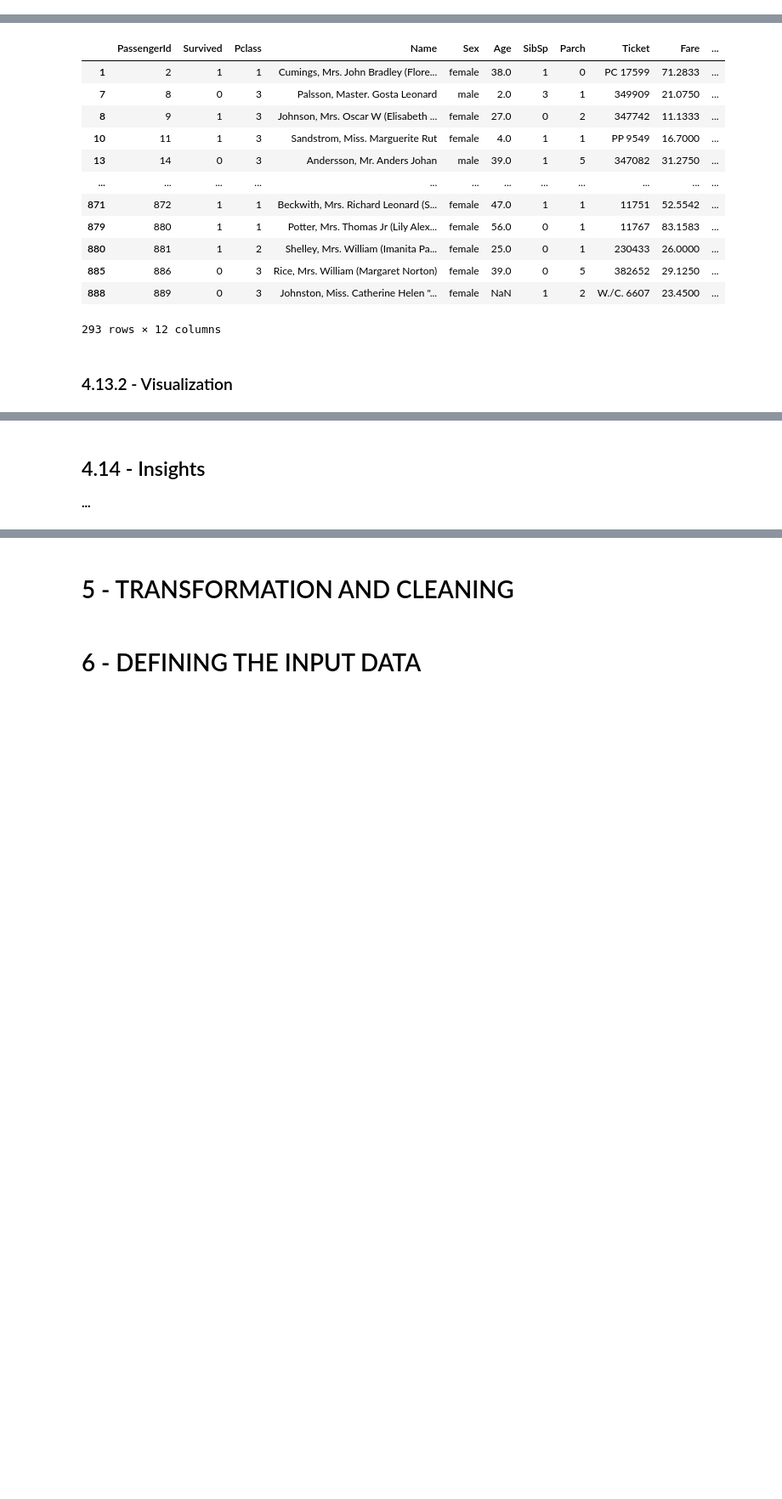
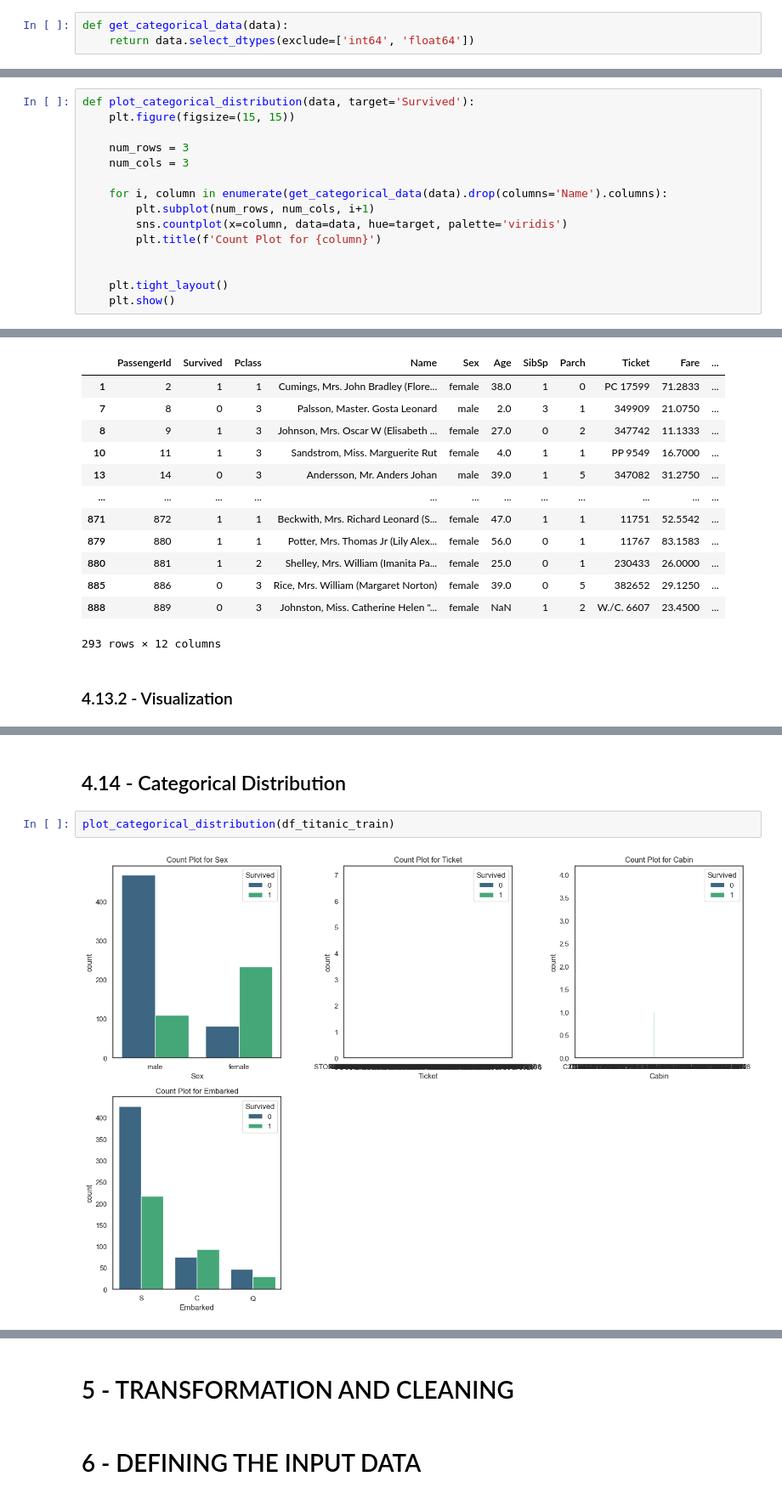
Before and after one commit to lfaferreira/knn-titanic, a Jupyter notebook: titanic.ipynb, the cells around one changed output, grey strips where cells are left out. Shown at 85% size. Saved outputs shown, nothing was run; the diff lists cells and outputs as text; blank space fills up the shorter version.

```diff
--- a/titanic.ipynb
+++ b/titanic.ipynb
@@ -20,0 +23,3 @@ from scipy.stats import norm
+# %%
+def get_categorical_data(data):
+    return data.select_dtypes(exclude=['int64', 'float64'])
@@ -207,3 +217,18 @@ def plot_boxplot(data, features=None, target=None):
+# %%
+def plot_categorical_distribution(data, target='Survived'):
+    plt.figure(figsize=(15, 15))
+
+    num_rows = 3
+    num_cols = 3
+
+    for i, column in enumerate(get_categorical_data(data).drop(columns='Name').columns):
+        plt.subplot(num_rows, num_cols, i+1)
+        sns.countplot(x=column, data=data, hue=target, palette='viridis')
+        plt.title(f'Count Plot for {column}')
+
+
+    plt.tight_layout()
+    plt.show()
 # %% [markdown]
 # 3 - DATA ACQUISITION
 
@@ -489,6 +592,8 @@ plot_boxplot(df_titanic_train, df_titanic_train.select_dtypes(include=['number']
 # %% [output]
 [figure]
-# %% [markdown]
-## 4.14 - Insights
-
-**...**
+# %% [markdown]
+## 4.14 - Categorical Distribution
+# %%
+plot_categorical_distribution(df_titanic_train)
+# %% [output]
+[figure, added]
```
Also changed, not shown: parts of 41 cells of this notebook.
